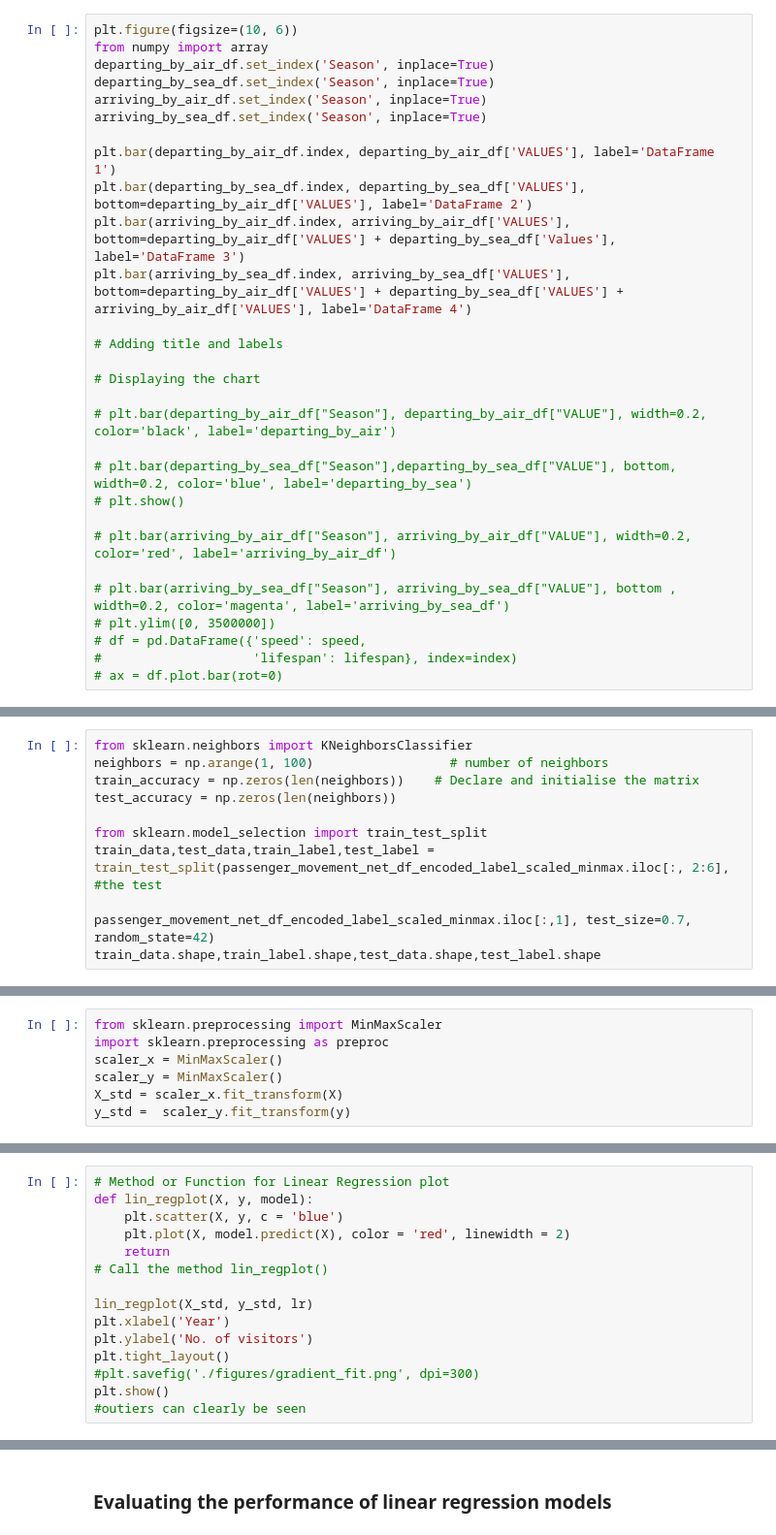
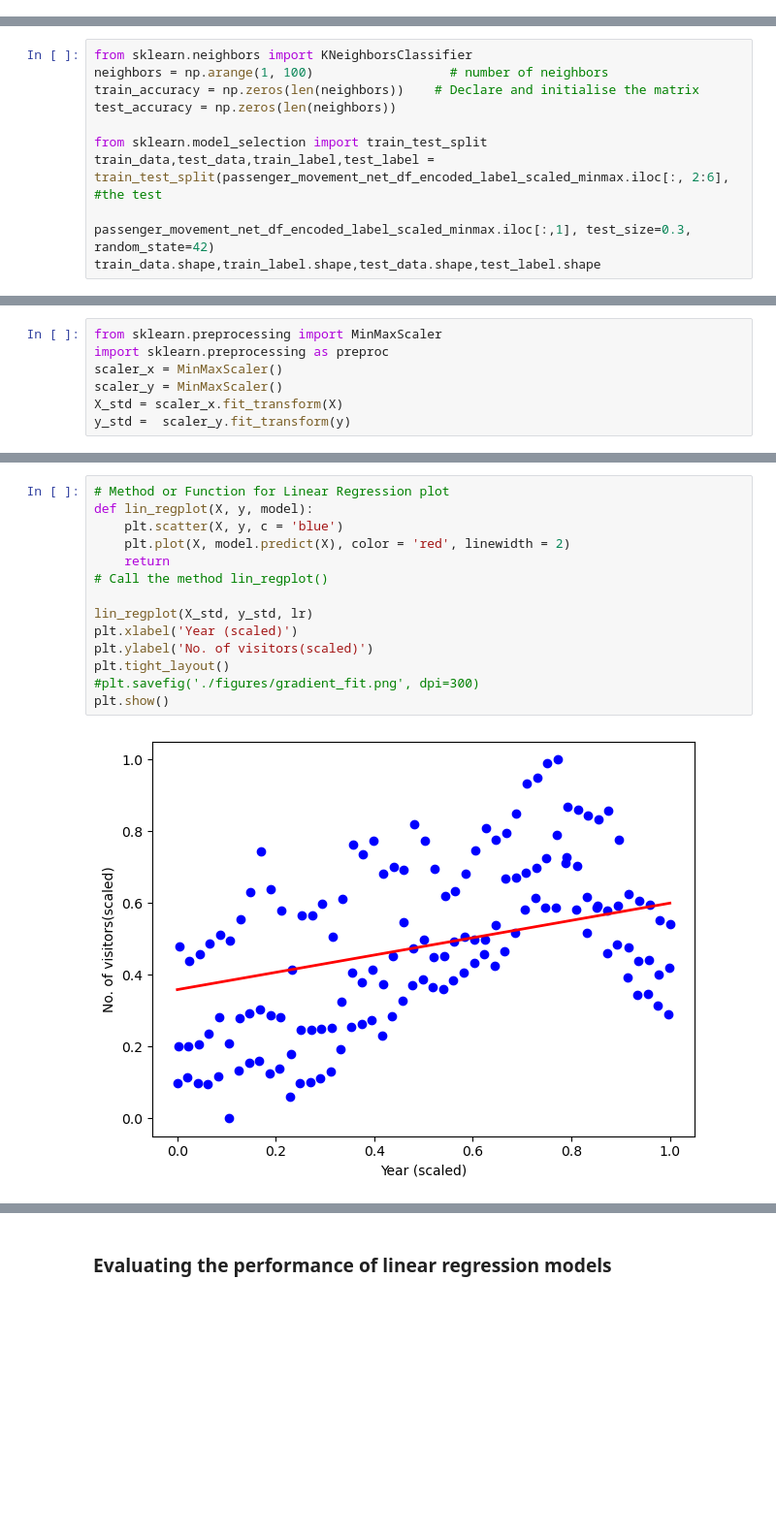
Before and after one commit to CCT-Dublin/ca1-claireobrien00, a Jupyter notebook: Passenger Movement Final.ipynb, the cells around one changed output, grey strips where cells are left out. Shown at 97% size. Drawn from its saved outputs; the diff is of its cells as text; blank space fills up the shorter version.

```diff
--- a/Passenger Movement Final.ipynb
+++ b/Passenger Movement Final.ipynb
@@ -272,29 +254,0 @@ departing_by_air_df
-# %%
-plt.figure(figsize=(10, 6))
-from numpy import array
-departing_by_air_df.set_index('Season', inplace=True)
-departing_by_sea_df.set_index('Season', inplace=True)
-arriving_by_air_df.set_index('Season', inplace=True)
-arriving_by_sea_df.set_index('Season', inplace=True)
-
-plt.bar(departing_by_air_df.index, departing_by_air_df['VALUES'], label='DataFrame 1')
-plt.bar(departing_by_sea_df.index, departing_by_sea_df['VALUES'], bottom=departing_by_air_df['VALUES'], label='DataFrame 2')
-plt.bar(arriving_by_air_df.index, arriving_by_air_df['VALUES'], bottom=departing_by_air_df['VALUES'] + departing_by_sea_df['Values'], label='DataFrame 3')
-plt.bar(arriving_by_sea_df.index, arriving_by_sea_df['VALUES'], bottom=departing_by_air_df['VALUES'] + departing_by_sea_df['VALUES'] + arriving_by_air_df['VALUES'], label='DataFrame 4')
-
-# Adding title and labels
-
-# Displaying the chart
-
-# plt.bar(departing_by_air_df["Season"], departing_by_air_df["VALUE"], width=0.2, color='black', label='departing_by_air')
-
-# plt.bar(departing_by_sea_df["Season"],departing_by_sea_df["VALUE"], bottom, width=0.2, color='blue', label='departing_by_sea')
-# plt.show()
-
-# plt.bar(arriving_by_air_df["Season"], arriving_by_air_df["VALUE"], width=0.2, color='red', label='arriving_by_air_df')
-
-# plt.bar(arriving_by_sea_df["Season"], arriving_by_sea_df["VALUE"], bottom , width=0.2, color='magenta', label='arriving_by_sea_df')
-# plt.ylim([0, 3500000])
-# df = pd.DataFrame({'speed': speed,
-#                    'lifespan': lifespan}, index=index)
-# ax = df.plot.bar(rot=0)
@@ -623,5 +670,5 @@ test_accuracy = np.zeros(len(neighbors))
 
 from sklearn.model_selection import train_test_split
 train_data,test_data,train_label,test_label = train_test_split(passenger_movement_net_df_encoded_label_scaled_minmax.iloc[:, 2:6], #the test
-                                                                 passenger_movement_net_df_encoded_label_scaled_minmax.iloc[:,1], test_size=0.7, random_state=42)
+                                                                 passenger_movement_net_df_encoded_label_scaled_minmax.iloc[:,1], test_size=0.3, random_state=42)
 train_data.shape,train_label.shape,test_data.shape,test_label.shape
@@ -743,18 +817,19 @@ plt.show()
 # %%
 # Method or Function for Linear Regression plot
 def lin_regplot(X, y, model):
     plt.scatter(X, y, c = 'blue')
     plt.plot(X, model.predict(X), color = 'red', linewidth = 2)
     return
 # Call the method lin_regplot()
 
 lin_regplot(X_std, y_std, lr)
-plt.xlabel('Year')
-plt.ylabel('No. of visitors')
+plt.xlabel('Year (scaled)')
+plt.ylabel('No. of visitors(scaled)')
 plt.tight_layout()
 #plt.savefig('./figures/gradient_fit.png', dpi=300)
 plt.show()
-#outiers can clearly be seen
+# %% [output]
+[figure, added]
 # %%
 # Display the slope and intercept of the line
 print('Slope: %.3f' % lr.w_[1])
```
Also changed, not shown: parts of 72 cells of this notebook, 2 other files.
